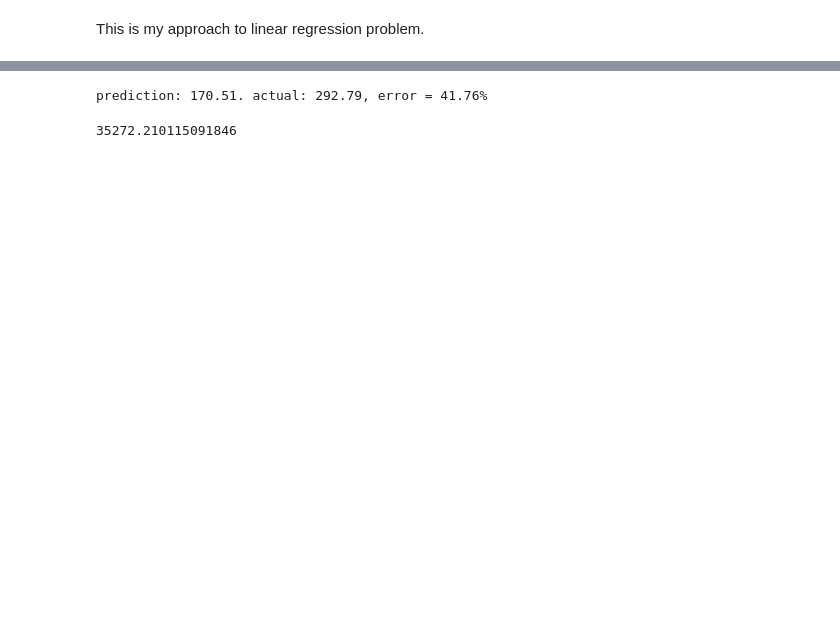
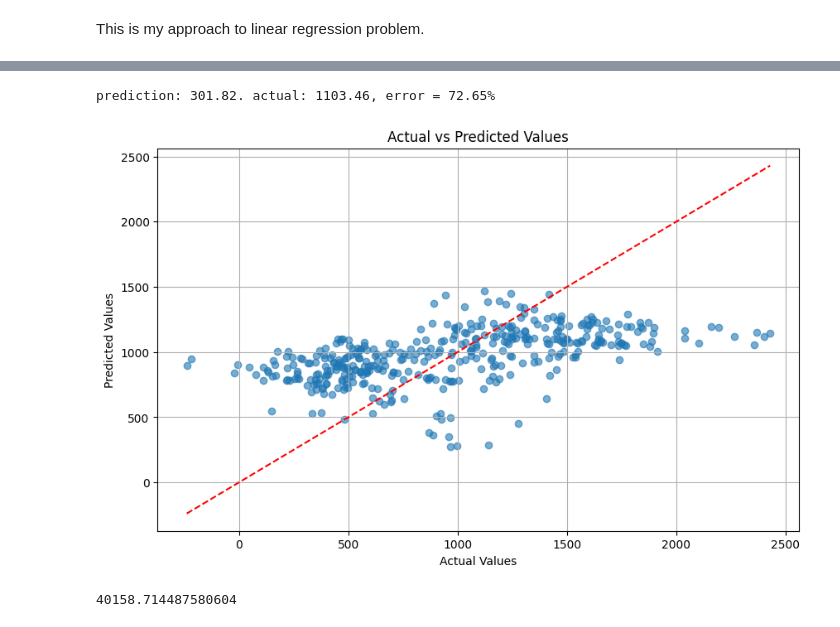
Before and after one commit to xAsylum/linear_regression, a Jupyter notebook: notebook.ipynb, the cells around one changed output, grey strips where cells are left out. Cells and saved outputs as stored; diff of their text form; code cells hidden in the pictures; blank space fills up the shorter version.

Commit message:
New base functions, some tests Ufo picture xd

```diff
--- a/notebook.ipynb
+++ b/notebook.ipynb
@@ -2,11 +2,11 @@
 This is my approach to linear regression problem.
 # %%
 import numpy as np
-from linear_regression import filename, LinearRegressionModel
+from linear_regression import filename, LinearRegressionModel, StopCondition, RidgeRegressionFunction, Uninomial
 
 model = LinearRegressionModel(filename, normalise=True)
-
-model.set_parameters(eta=0.0015, stop=1)
-model.mini_batch = True
+model.set_parameters(loss_function=RidgeRegressionFunction(0), base_function=Uninomial(-0.5))
+model.set_parameters(eta=0.0002, stop=0.1, rep_count=100000, condition=StopCondition.Iterations)
+model.set_parameters(mini_batch=True, batch_size=16, print_c=100)
 model.linear_regression()
 # %% [output]
@@ -26,11 +43,40 @@ a = model.test[i][-1]
 np.set_printoptions(precision=2)
 print(f"prediction: {"%0.2f" %  p}. actual: {"%0.2f" %  a}, error = {"%0.2f" % (abs(p - a) / a * 100)}%")
 # %% [output]
-prediction: 170.51. actual: 292.79, error = 41.76%
+prediction: 301.82. actual: 1103.46, error = 72.65%
+# %%
+
+import matplotlib.pyplot as plt
+
+# Assuming 'model' is your trained model and you have test data
+data = [(model.prediction([1, *[model.test[k][j] for j in range(len(model.test[0]) - 1)]]),
+         model.test[k][-1])
+        for k in range(len(model.test))]
+
+# Separate predictions and actual values
+predictions = [x[0] for x in data]
+actuals = [x[1] for x in data]
+
+# Create the plot
+plt.figure(figsize=(10, 6))
+plt.scatter(actuals, predictions, alpha=0.6)
+plt.xlabel('Actual Values')
+plt.ylabel('Predicted Values')
+plt.title('Actual vs Predicted Values')
+
+# Add a reference line for perfect predictions
+max_val = max(max(actuals), max(predictions))
+min_val = min(min(actuals), min(predictions))
+plt.plot([min_val, max_val], [min_val, max_val], 'r--')
+
+plt.grid(True)
+plt.show()
+# %% [output]
+[figure, added]
 # %%
 print(model.MSE())
 # %% [output]
-35272.210115091846
+40158.714487580604
 # %%
 #print(np.mean([quadratic_loss(model, train[i]) ** 2 for i in range(len(train))]))
 # print(linear_regression.quadratic_loss(model, test[0]))
```
Also changed, not shown: parts of 1 cell of this notebook, 1 other file.
